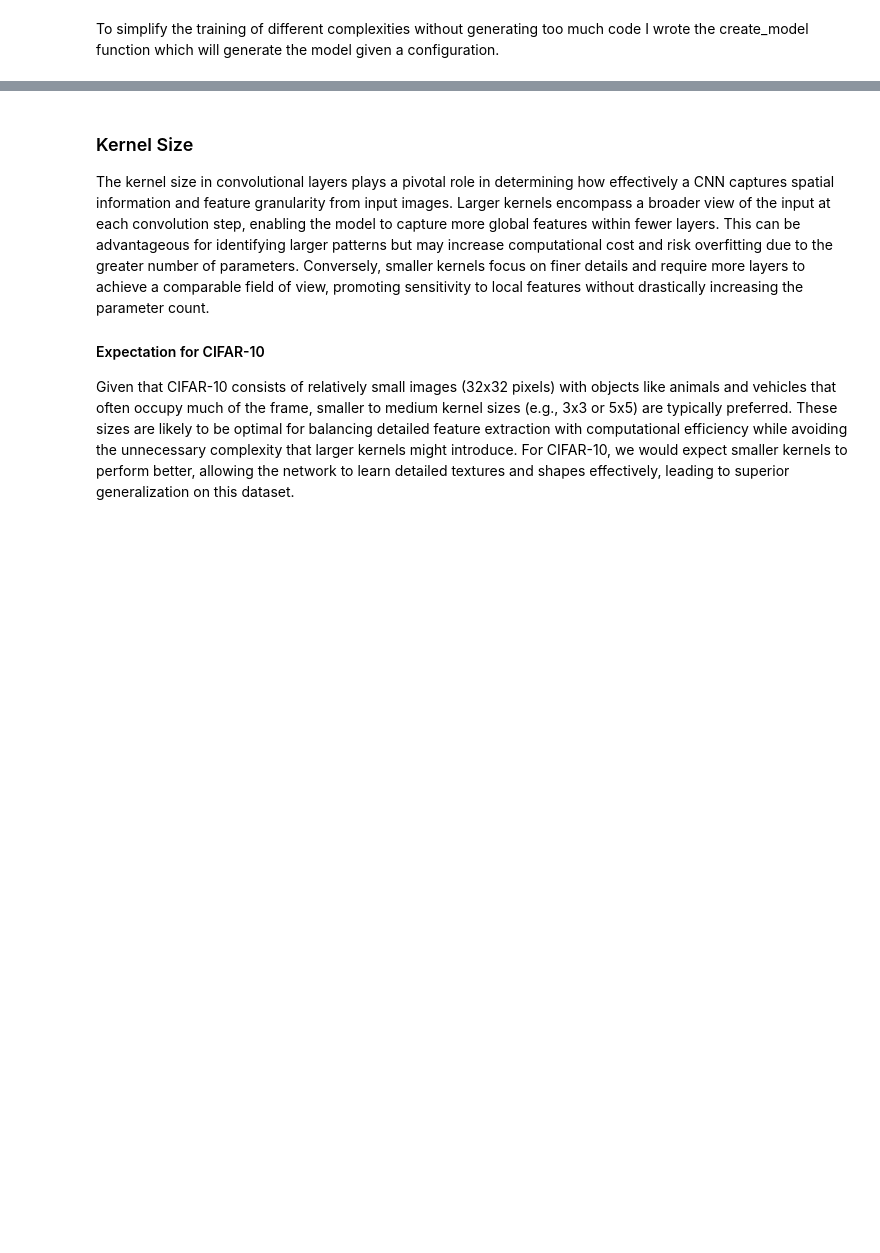
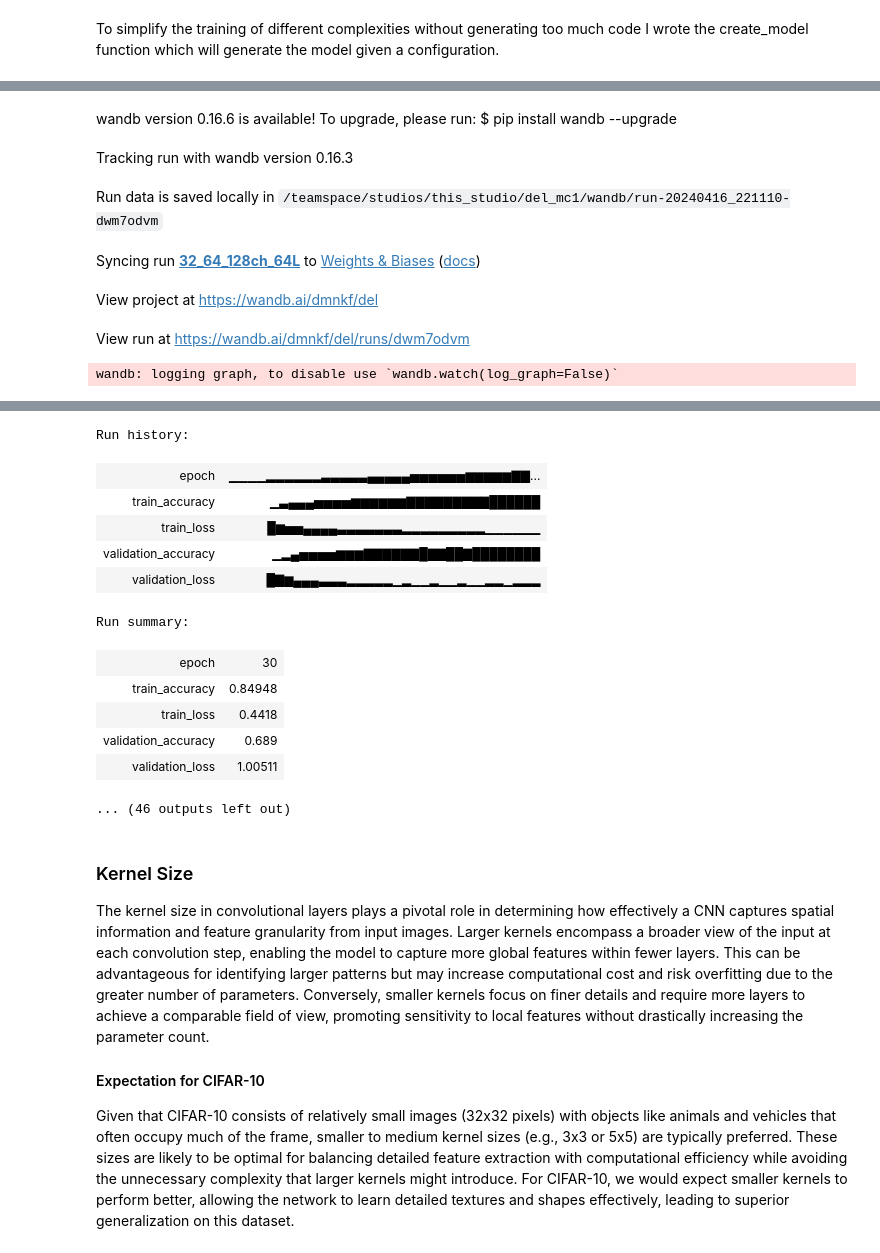
Before and after one commit to dmnkf/del_mc1, a Jupyter notebook: mc1.ipynb, the cells around one changed output, grey strips where cells are left out. Saved outputs shown, nothing was run; the diff lists cells and outputs as text; code cells hidden in the pictures; blank space fills up the shorter version.

```diff
--- a/mc1.ipynb
+++ b/mc1.ipynb
@@ -838,0 +981,55 @@ for name, model in layer_dict.items():
+# %%
+
+# Channel Size Experiment with potential multiple convolutions per layer capability
+model_32_64_128ch = create_model(
+    linear_layer_sizes=[64],
+    conv_channels=[[32], [64], [128]],
+    kernel_size=[[3], [3], [3]],
+    stride=[[1], [1], [1]],
+    padding=[[1], [1], [1]]
+)
+
+model_128_256_512ch = create_model(
+    linear_layer_sizes=[64],
+    conv_channels=[[128], [256], [512]],
+    kernel_size=[[3], [3], [3]],
+    stride=[[1], [1], [1]],
+    padding=[[1], [1], [1]]
+)
+
+model_96_256_256_512ch = create_model(
+    linear_layer_sizes=[64],
+    conv_channels=[[96], [256], [256], [512]],
+    kernel_size=[[3], [3], [3], [3]],
+    stride=[[1], [1], [1], [1]],
+    padding=[[1], [1], [1], [1]]
+)
+
+model_2_32_2_128ch = create_model(
+    linear_layer_sizes=[64],
+    conv_channels=[[32, 32], [128, 128]],
+    kernel_size=[[3, 3], [3, 3]],
+    stride=[[1, 1], [1, 1]],
+    padding=[[1, 1], [1, 1]]
+)
+
+layer_dict = {
+    "32_64_128ch_64L": model_32_64_128ch,
+    "128_256_512ch_64L": model_128_256_512ch,
+    "96_256_256_512ch_64L": model_96_256_256_512ch,
+    "2_32_2_128ch_64L": model_2_32_2_128ch,
+}
+
+
+for name, model in layer_dict.items():
+    optimizer = optim.SGD(model.parameters(), lr=LEARNING_RATE)
+    trainer = ModelTrainer(model=model, train_dataset=train_dataset, test_dataset=test_dataset, optimizer=optimizer, experiment='conv_layers', seed=55, track=True, run_name=name)
+    trainer.run()
+# %% [output]
+wandb version 0.16.6 is available! To upgrade, please run: $ pip install wandb --upgrade
+Tracking run with wandb version 0.16.3
+Run data is saved locally in /teamspace/studios/this_studio/del_mc1/wandb/run-20240416_221110-dwm7odvm
+Syncing run 32_64_128ch_64L to Weights & Biases (docs)
+View project at https://wandb.ai/dmnkf/del
+View run at https://wandb.ai/dmnkf/del/runs/dwm7odvm
+wandb: logging graph, to disable use `wandb.watch(log_graph=False)`
@@ -839,3 +1053,16 @@ for name, model in layer_dict.items():
+Run history:
+| epoch | ▁▁▁▁▂▂▂▂▂▂▃▃▃▃▃▄▄▄▄▄▅▅▅▅▅▅▆▆▆▆▆▇▇... |
+| train_accuracy | ▁▃▄▄▄▅▅▅▅▆▆▆▆▆▆▇▇▇▇▇▇▇▇▇██████ |
+| train_loss | █▆▅▅▄▄▄▄▃▃▃▃▃▃▃▂▂▂▂▂▂▂▂▂▁▁▁▁▁▁ |
+| validation_accuracy | ▁▂▄▅▅▅▅▆▆▆▇▇▇▇▇▇█▇▇██▇████████ |
+| validation_loss | █▇▆▄▄▄▃▃▃▂▂▂▂▂▁▂▁▁▂▁▁▂▁▁▂▂▁▂▂▂ |
+Run summary:
+| epoch | 30 |
+| train_accuracy | 0.84948 |
+| train_loss | 0.4418 |
+| validation_accuracy | 0.689 |
+| validation_loss | 1.00511 |
+... (46 outputs left out)
 # %% [markdown]
 ### Kernel Size
 
```
Also changed, not shown: parts of 44 cells of this notebook.
